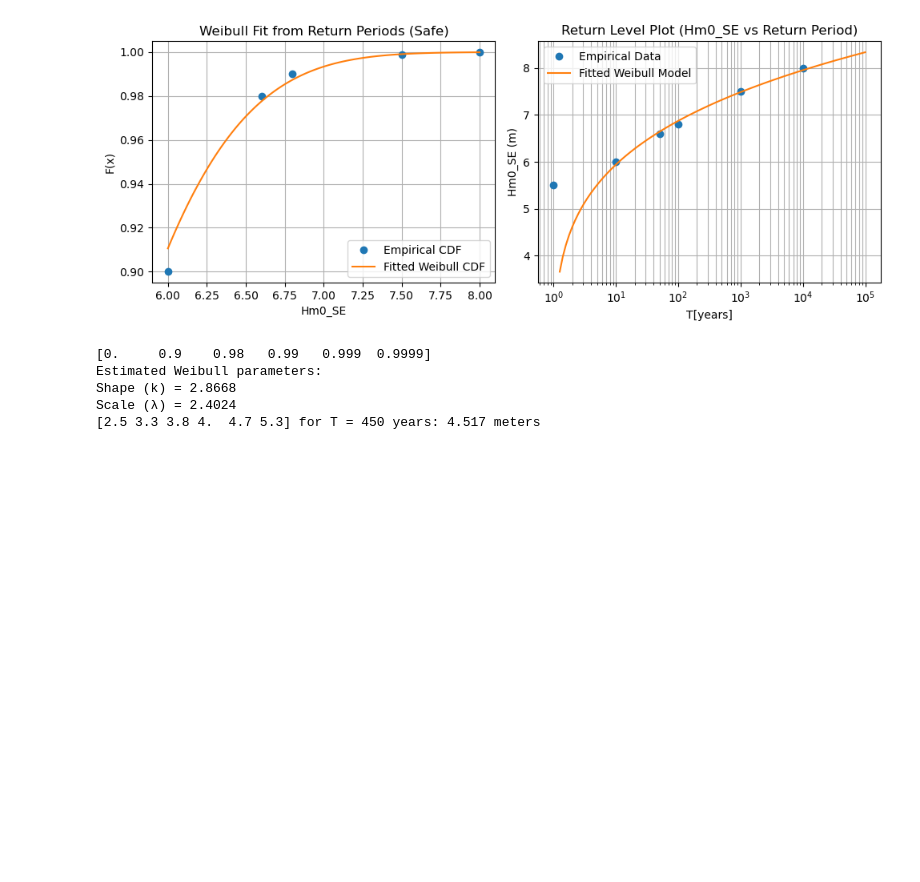
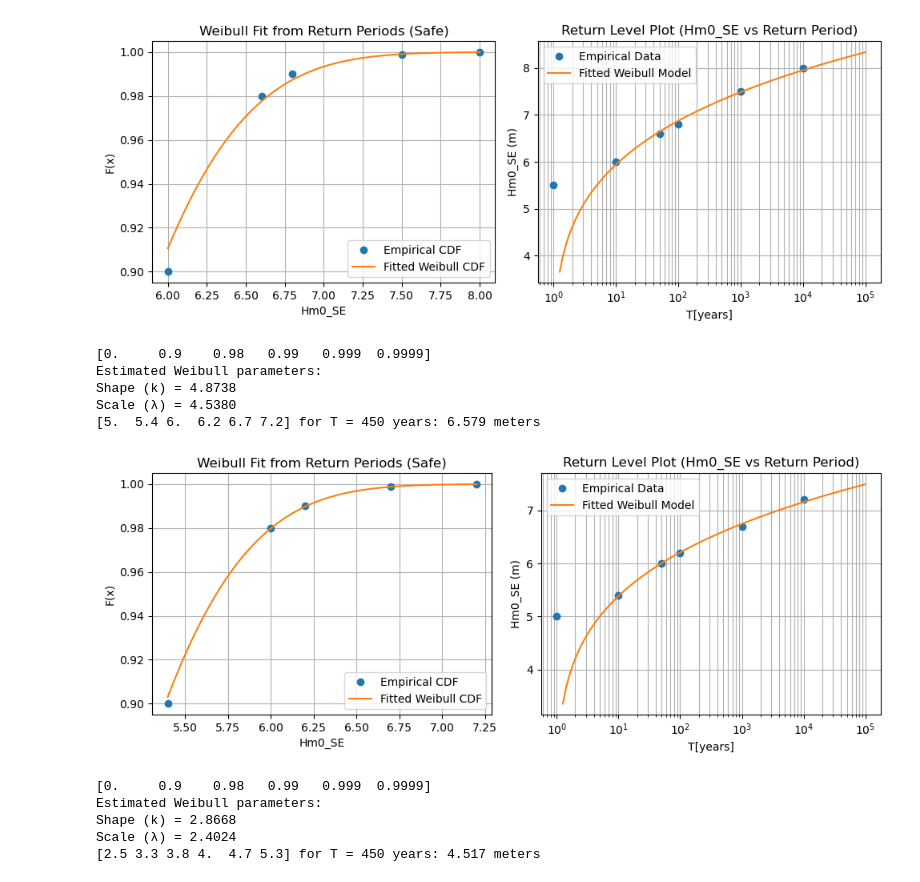
Before and after one commit to maxblw/CIEM4220_BW, a Jupyter notebook: Analysis/WeibullInterpolation.ipynb, the cells around one changed output. Drawn from its saved outputs; the diff is of its cells as text; code cells hidden in the pictures; blank space fills up the shorter version.

```diff
--- a/Analysis/WeibullInterpolation.ipynb
+++ b/Analysis/WeibullInterpolation.ipynb
@@ -101,7 +101,14 @@ Scale (λ) = 4.9827
 [5.5 6.  6.6 6.8 7.5 8. ] for T = 450 years: 7.296 meters
 [figure]
 # %%
-# interp(Tm1_SE, T)
+interp(Tm1_SE, T)
+# %% [output]
+[0.     0.9    0.98   0.99   0.999  0.9999]
+Estimated Weibull parameters:
+Shape (k) = 4.8738
+Scale (λ) = 4.5380
+[5.  5.4 6.  6.2 6.7 7.2] for T = 450 years: 6.579 meters
+[figure, added]
 # %%
 interp(Hm0_WW, T)
 # %% [output]
```
Also changed, not shown: 1 other file.
